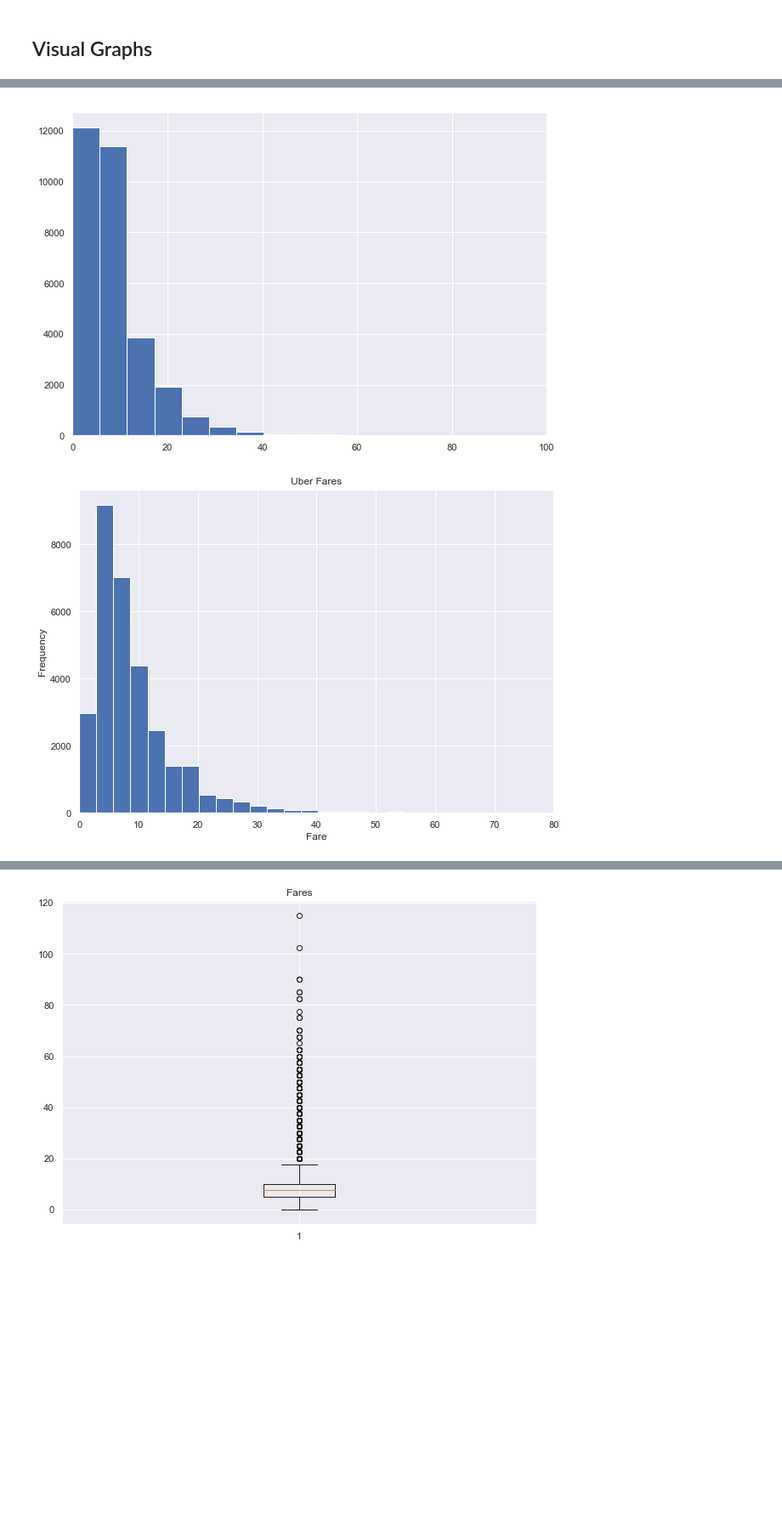
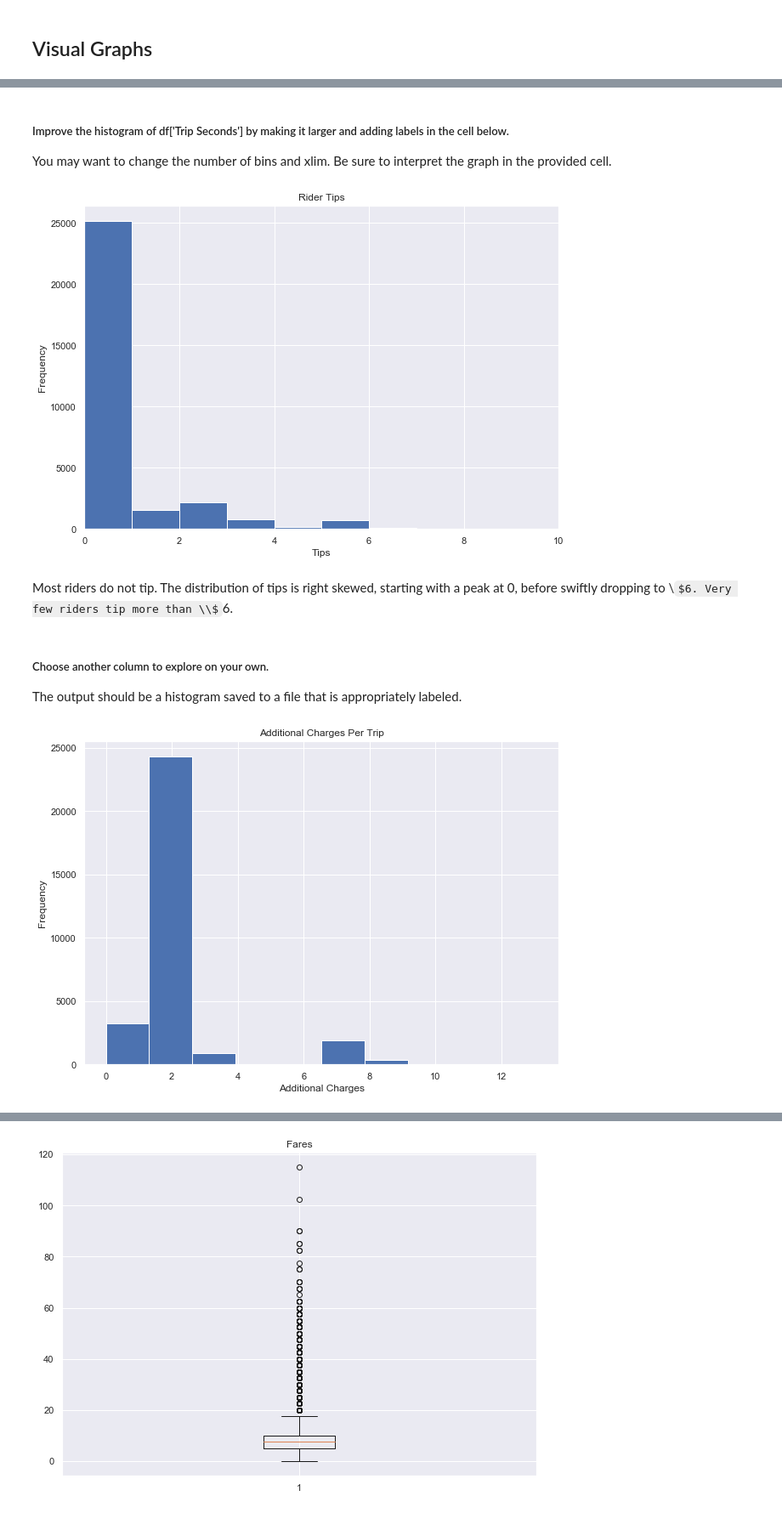
Before and after one commit to ryan-keenan/Data-C4, a Jupyter notebook: Mass_Transit_Project_Part_1.ipynb, the cells around one changed output, grey strips where cells are left out. Shown at 85% size. Cells and saved outputs as stored; diff of their text form; code cells hidden in the pictures; some formulas as TeX source; blank space fills up the shorter version.

```diff
--- a/Mass_Transit_Project_Part_1.ipynb
+++ b/Mass_Transit_Project_Part_1.ipynb
@@ -97,17 +191,27 @@ sns.set()
+# %% [markdown]
+##### Improve the histogram of df['Trip Seconds'] by making it larger and adding labels in the cell below.
+You may want to change the number of bins and xlim. Be sure to interpret the graph in the provided cell.
 # %%
 plt.figure(figsize=(10,7))
-plt.xlim(0,100)
-plt.hist(df['Fare'], bins=20)
+plt.xlim(0,10)
+plt.xlabel('Tips')
+plt.ylabel('Frequency')
+plt.title('Rider Tips')
+plt.hist(df['Tip'], bins=30)
 plt.show()
 # %% [output]
-[figure, old version]
+[figure, new version]
+# %% [markdown]
+Most riders do not tip. The distribution of tips is right skewed, starting with a peak at 0, before swiftly dropping to \\$6. Very few riders tip more than \\$6.
+# %% [markdown]
+##### Choose another column to explore on your own.
+The output should be a histogram saved to a file that is appropriately labeled.
 # %%
 plt.figure(figsize=(10,7))
-plt.xlim(0,80)
-plt.xlabel('Fare')
+plt.xlabel('Additional Charges')
 plt.ylabel('Frequency')
-plt.title('Uber Fares')
-plt.hist(df['Fare'], bins=40)
+plt.title('Additional Charges Per Trip')
+plt.hist(df['Additional Charges'])
 plt.show()
 # %% [output]
-[figure, old version]
+[figure, new version]
```
Also changed, not shown: parts of 97 cells of this notebook.
